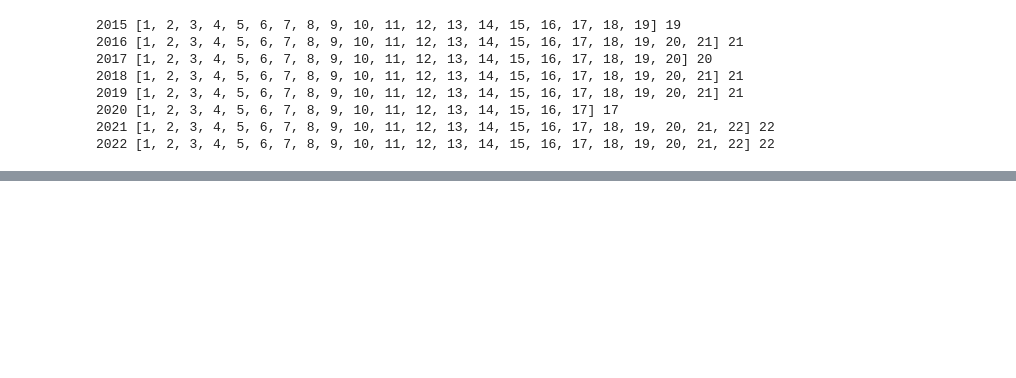
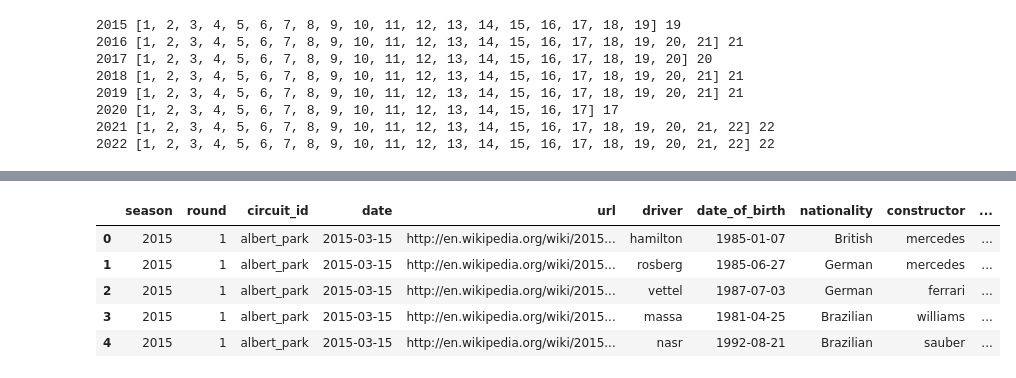
Before and after one commit to joseeneas/RB_Module_24_Project_04, a Jupyter notebook: Notebooks/ML_Complex_API.ipynb, the cells around one changed output, grey strips where cells are left out. Cells and saved outputs as stored; diff of their text form; code cells hidden in the pictures; blank space fills up the shorter version.

```diff
--- a/Notebooks/ML_Complex_API.ipynb
+++ b/Notebooks/ML_Complex_API.ipynb
@@ -243,7 +231,6 @@ constructor_rounds = rounds
 constructor_standings = {'season'          : [], 'round'                    : [],
                          'constructor'     : [], 'constructor_points'       : [],
                          'constructor_wins': [], 'constructor_standings_pos': []}
-# query API
 for n in list(range(len(constructor_rounds))):
     for i in constructor_rounds[n][1]:
         url  = 'https://ergast.com/api/f1/{}/{}/constructorStandings.json'
@@ -278,6 +265,9 @@ constructor_standings = pd.DataFrame(constructor_standings)
 constructor_standings = lookup(constructor_standings, 'constructor', 'constructor_points')
 constructor_standings = lookup(constructor_standings, 'constructor', 'constructor_wins')
 constructor_standings = lookup(constructor_standings, 'constructor', 'constructor_standings_pos')
-constructor_standings.drop(['constructor_points_after_race', 'constructor_wins_after_race','constructor_standings_pos_after_race' ],
-                           axis = 1, inplace = True)
+constructor_standings.drop(['constructor_points_after_race',
+                            'constructor_wins_after_race',
+                            'constructor_standings_pos_after_race' ],
+                            axis = 1,
+                            inplace = True)
 # %%
@@ -312,9 +309,11 @@ for year in list(range(2015,2023)):
     # concatenate all tables from all years
     qualifying_results = pd.concat([qualifying_results, year_df])
 # rename columns
+qualifying_results
 qualifying_results.rename(columns = {'Pos': 'grid', 'Driver': 'driver_name', 'Car': 'car',
                                      'Time': 'qualifying_time'}, inplace = True)
 # drop driver number column
 qualifying_results.drop('No', axis = 1, inplace = True)
+qualifying_results.qualifying_time = qualifying_results.grid
 # %%
 qualifying_results.head()
@@ -404,4 +444,11 @@ print(final_df.columns)
 # %%
-final_df.head(20)
+final_df.head()
+# %% [output]
+|  | season | round | circuit_id | date | url | driver | date_of_birth | nationality | constructor | ... |
+| 0 | 2015 | 1 | albert_park | 2015-03-15 | http://en.wikipedia.org/wiki/2015... | hamilton | 1985-01-07 | British | mercedes | ... |
+| 1 | 2015 | 1 | albert_park | 2015-03-15 | http://en.wikipedia.org/wiki/2015... | rosberg | 1985-06-27 | German | mercedes | ... |
+| 2 | 2015 | 1 | albert_park | 2015-03-15 | http://en.wikipedia.org/wiki/2015... | vettel | 1987-07-03 | German | ferrari | ... |
+| 3 | 2015 | 1 | albert_park | 2015-03-15 | http://en.wikipedia.org/wiki/2015... | massa | 1981-04-25 | Brazilian | williams | ... |
+| 4 | 2015 | 1 | albert_park | 2015-03-15 | http://en.wikipedia.org/wiki/2015... | nasr | 1992-08-21 | Brazilian | sauber | ... |
 # %%
 # calculate age of drivers
```
Also changed, not shown: parts of 34 cells of this notebook, 1 other file.
